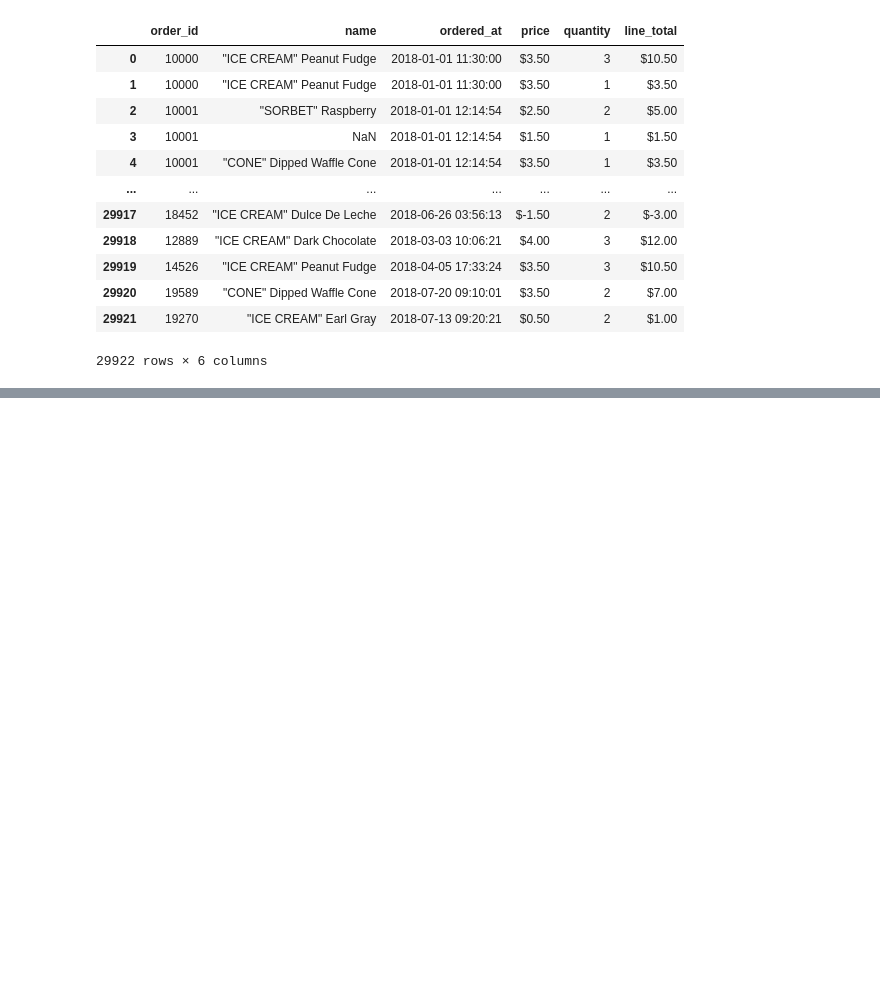
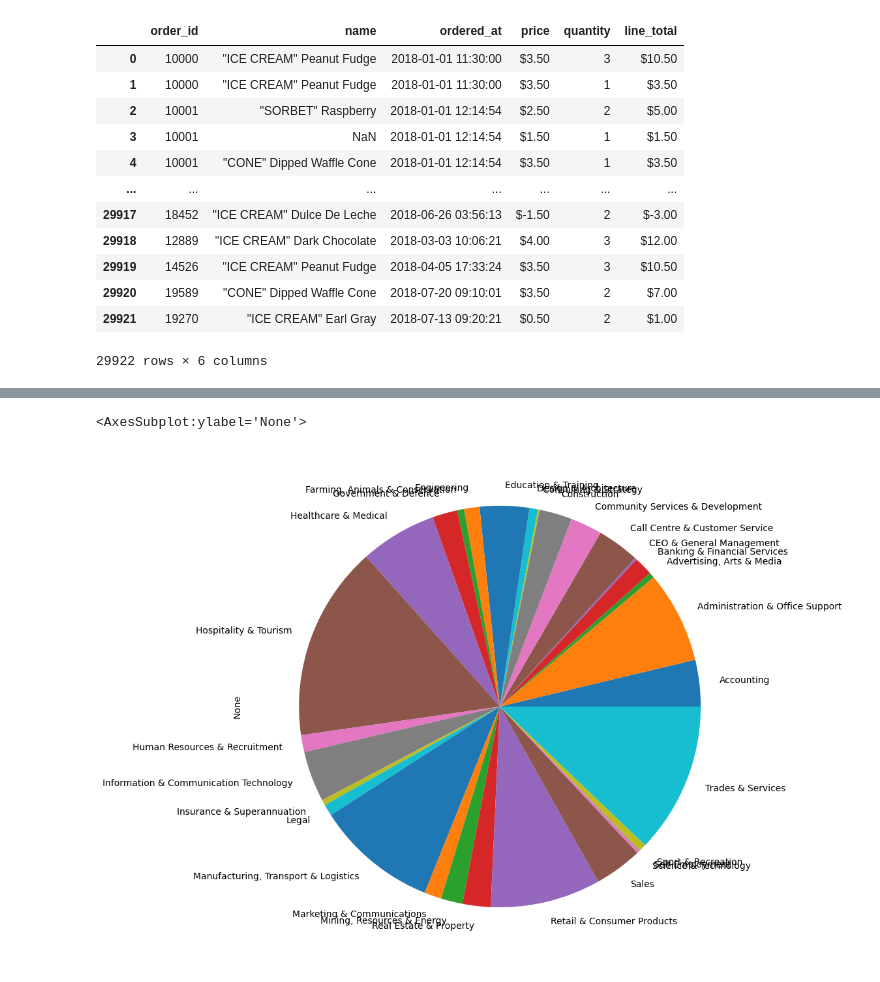
Before and after one commit to Chanfuc812/Lab_19522026, a Jupyter notebook: Lab2/Lab2_19522026.ipynb, the cells around one changed output, grey strips where cells are left out. Drawn from its saved outputs; the diff is of its cells as text; code cells hidden in the pictures; blank space fills up the shorter version.

```diff
--- a/Lab2/Lab2_19522026.ipynb
+++ b/Lab2/Lab2_19522026.ipynb
@@ -1206,0 +1138,5 @@ data.head(10)
+# %%
+df.groupby('Classification').size().plot.pie(figsize = (10,10))
+# %% [output]
+<AxesSubplot:ylabel='None'>
+[figure, added]
```
Also changed, not shown: parts of 21 cells of this notebook.
